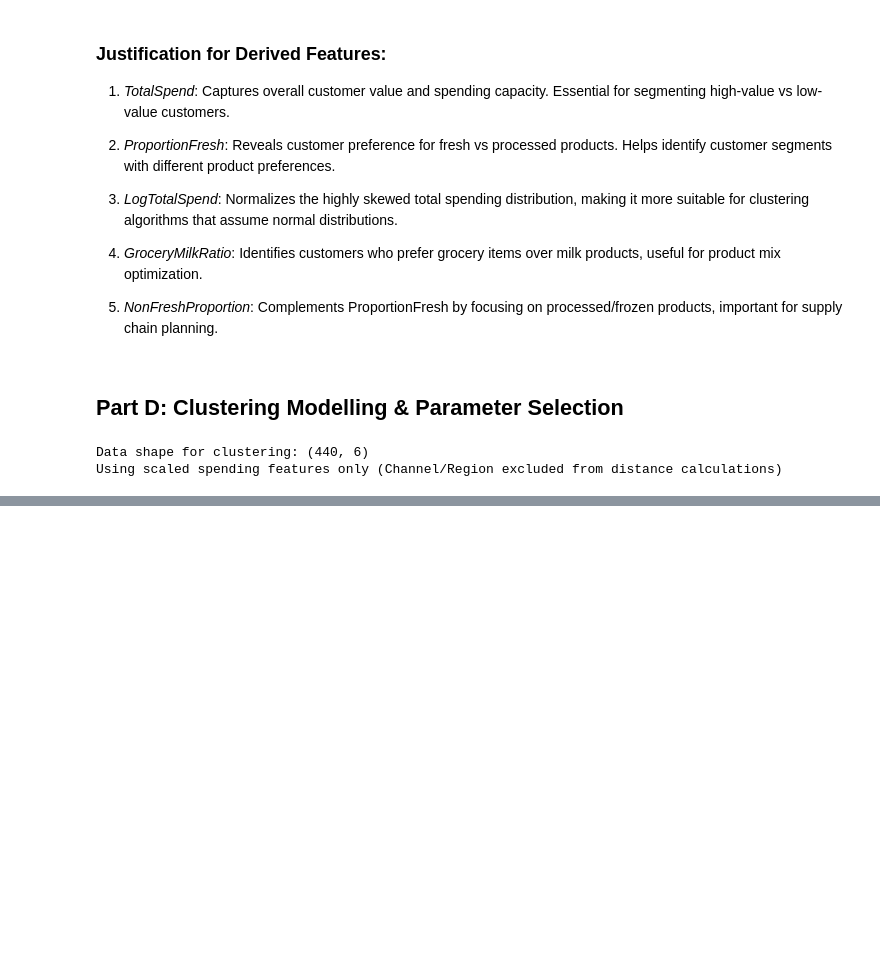
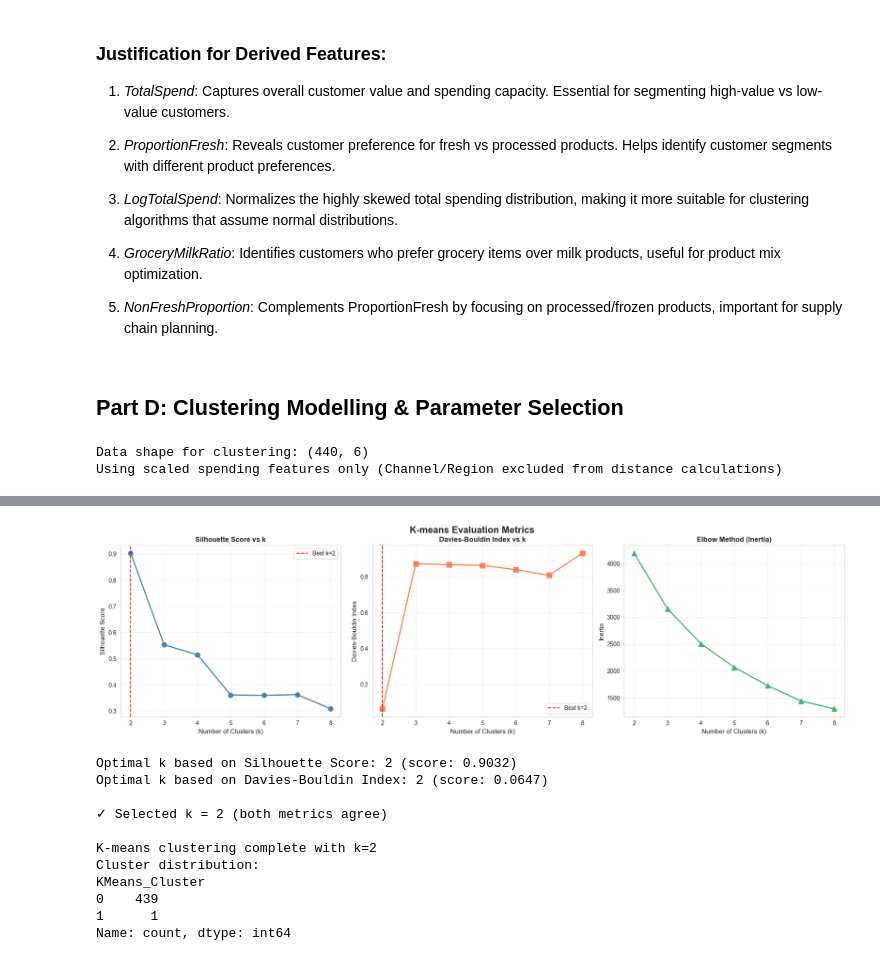
Before and after one commit to Ainedembe-Denis/UCI-Wholesale-Customers, a Jupyter notebook: clustering_analysis.ipynb, the cells around one changed output, grey strips where cells are left out. Saved outputs shown, nothing was run; the diff lists cells and outputs as text; code cells hidden in the pictures; blank space fills up the shorter version.

Commit message:
Addet K-Means Clusturing and Visualisations

```diff
--- a/clustering_analysis.ipynb
+++ b/clustering_analysis.ipynb
@@ -497,0 +558,69 @@ Using scaled spending features only (Channel/Region excluded from distance calcu
+# %%
+# Visualize K-means evaluation metrics
+fig, axes = plt.subplots(1, 3, figsize=(18, 5))
+
+# Silhouette Score
+axes[0].plot(k_range, silhouette_scores, marker='o', linewidth=2, markersize=8, color='steelblue')
+axes[0].set_xlabel('Number of Clusters (k)', fontsize=11)
+axes[0].set_ylabel('Silhouette Score', fontsize=11)
+axes[0].set_title('Silhouette Score vs k', fontweight='bold', fontsize=12)
+axes[0].grid(True, alpha=0.3)
+axes[0].axvline(x=k_range[np.argmax(silhouette_scores)], color='red',
+                linestyle='--', label=f'Best k={k_range[np.argmax(silhouette_scores)]}')
+axes[0].legend()
+
+# Davies-Bouldin Index
+axes[1].plot(k_range, db_scores, marker='s', linewidth=2, markersize=8, color='coral')
+axes[1].set_xlabel('Number of Clusters (k)', fontsize=11)
+axes[1].set_ylabel('Davies-Bouldin Index', fontsize=11)
+axes[1].set_title('Davies-Bouldin Index vs k', fontweight='bold', fontsize=12)
+axes[1].grid(True, alpha=0.3)
+axes[1].axvline(x=k_range[np.argmin(db_scores)], color='red',
+                linestyle='--', label=f'Best k={k_range[np.argmin(db_scores)]}')
+axes[1].legend()
+
+# Elbow Method (Inertia)
+axes[2].plot(k_range, inertias, marker='^', linewidth=2, markersize=8, color='mediumseagreen')
+axes[2].set_xlabel('Number of Clusters (k)', fontsize=11)
+axes[2].set_ylabel('Inertia', fontsize=11)
+axes[2].set_title('Elbow Method (Inertia)', fontweight='bold', fontsize=12)
+axes[2].grid(True, alpha=0.3)
+
+plt.tight_layout()
+plt.suptitle('K-means Evaluation Metrics', fontsize=16, fontweight='bold', y=1.02)
+plt.show()
+
+# Choose optimal k
+best_k_sil = k_range[np.argmax(silhouette_scores)]
+best_k_db = k_range[np.argmin(db_scores)]
+
+print(f"\nOptimal k based on Silhouette Score: {best_k_sil} (score: {max(silhouette_scores):.4f})")
+print(f"Optimal k based on Davies-Bouldin Index: {best_k_db} (score: {min(db_scores):.4f})")
+
+# Choose final k (prefer silhouette if they differ)
+if best_k_sil == best_k_db:
+    optimal_k = best_k_sil
+    print(f"\nSelected k = {optimal_k} (both metrics agree)")
+else:
+    optimal_k = best_k_sil  # Prefer silhouette score
+    print(f"\nSelected k = {optimal_k} (based on Silhouette Score)")
+
+# Store final model
+final_kmeans = kmeans_models[optimal_k]
+df_features['KMeans_Cluster'] = final_kmeans.predict(X_cluster)
+print(f"\nK-means clustering complete with k={optimal_k}")
+print(f"Cluster distribution:")
+print(df_features['KMeans_Cluster'].value_counts().sort_index())
+# %% [output]
+[figure, added]
+Optimal k based on Silhouette Score: 2 (score: 0.9032)
+Optimal k based on Davies-Bouldin Index: 2 (score: 0.0647)
+
+✓ Selected k = 2 (both metrics agree)
+
+K-means clustering complete with k=2
+Cluster distribution:
+KMeans_Cluster
+0    439
+1      1
+Name: count, dtype: int64
```
Also changed, not shown: parts of 2 cells of this notebook.
